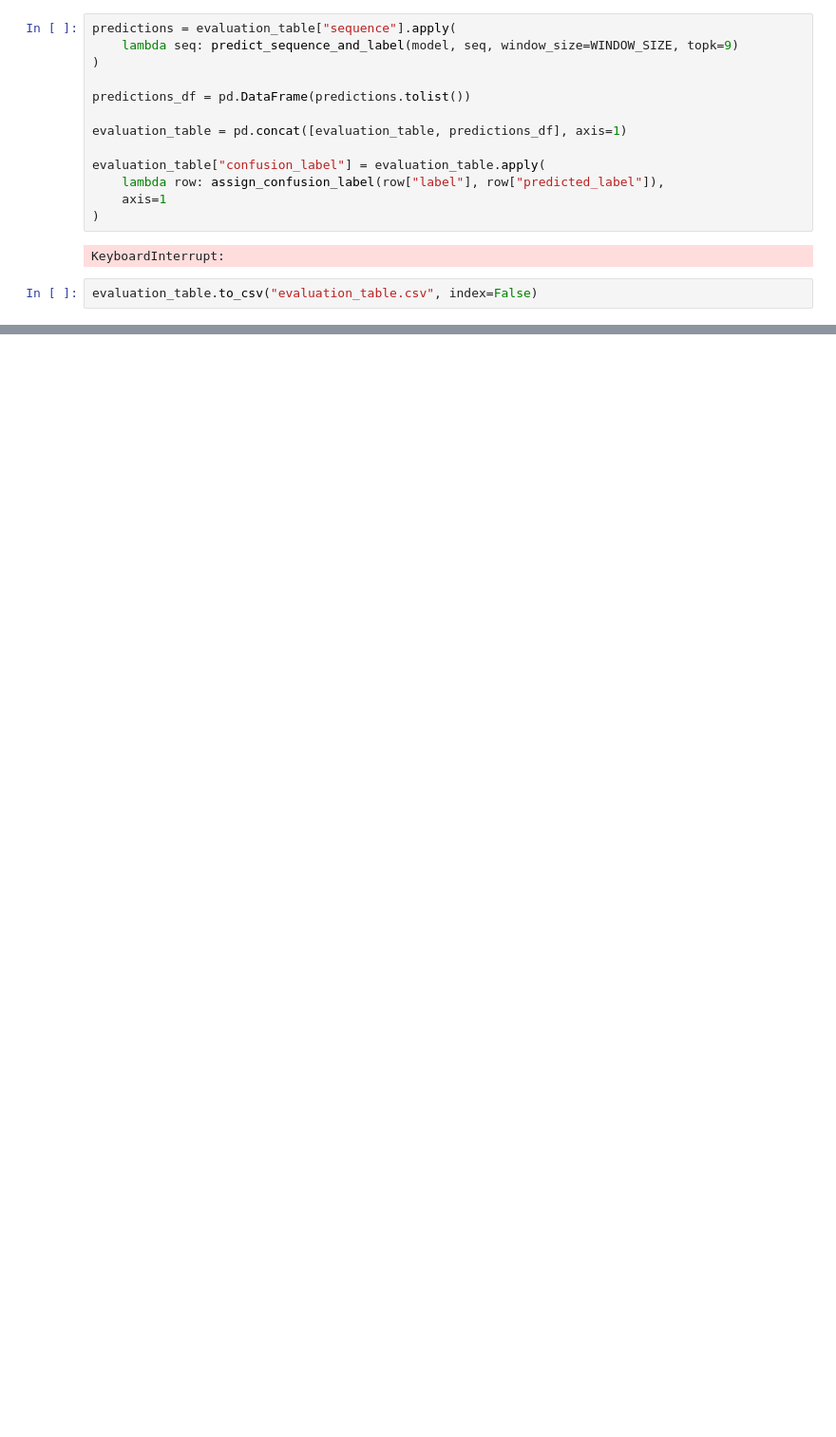
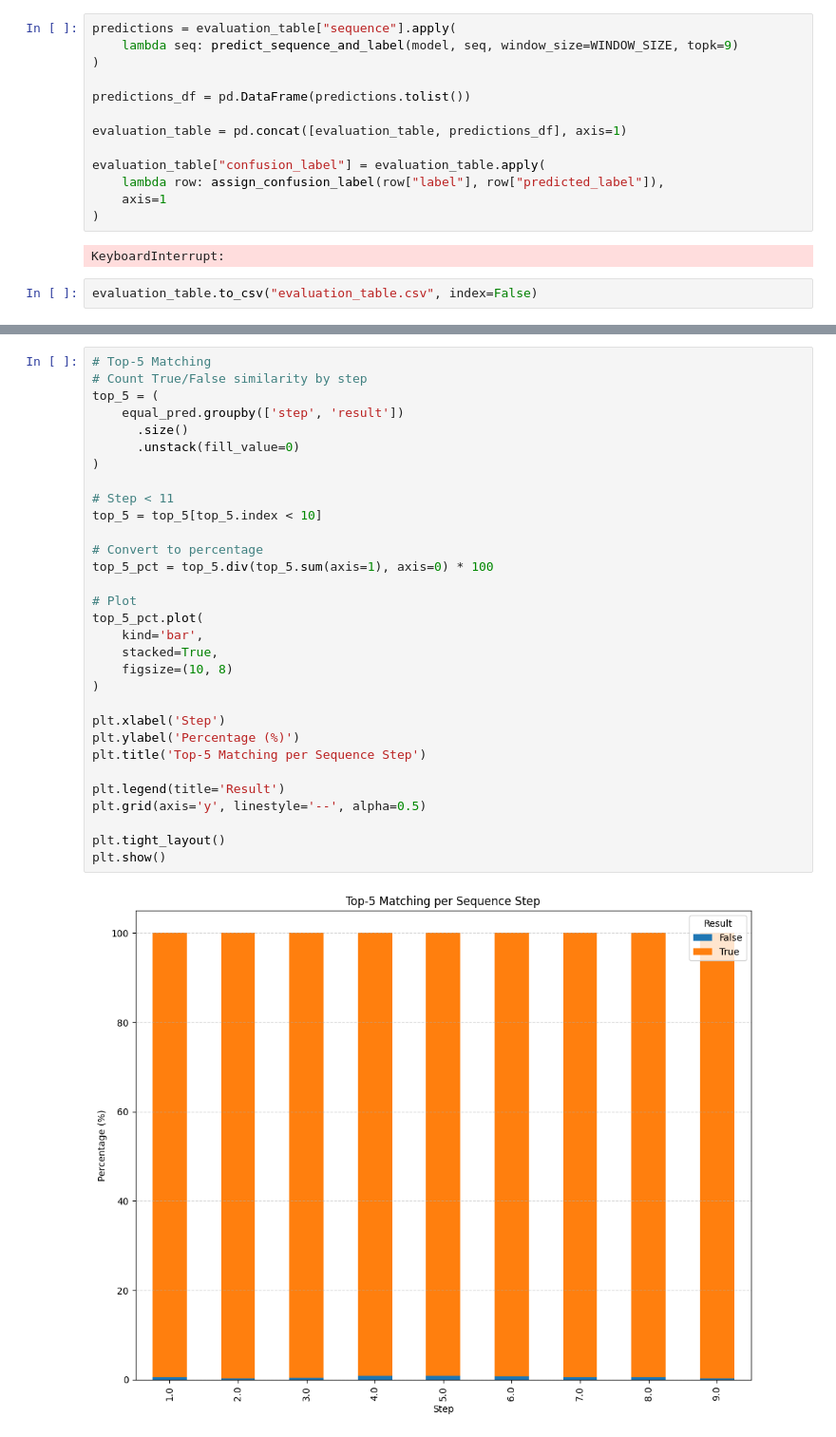
Before and after one commit to miqbal-id27/controlroom-xai-alarm-support-transformer, a Jupyter notebook: notebooks/00_exploration.ipynb, the cells around one changed output, grey strips where cells are left out. Shown at 95% size. Cells and saved outputs as stored; diff of their text form; blank space fills up the shorter version.

```diff
--- a/notebooks/00_exploration.ipynb
+++ b/notebooks/00_exploration.ipynb
@@ -1312,0 +7690,33 @@ evaluation_table.to_csv("evaluation_table.csv", index=False)
+# %%
+# Top-5 Matching
+# Count True/False similarity by step
+top_5 = (
+    equal_pred.groupby(['step', 'result'])
+      .size()
+      .unstack(fill_value=0)
+)
+
+# Step < 11
+top_5 = top_5[top_5.index < 10]
+
+# Convert to percentage
+top_5_pct = top_5.div(top_5.sum(axis=1), axis=0) * 100
+
+# Plot
+top_5_pct.plot(
+    kind='bar',
+    stacked=True,
+    figsize=(10, 8)
+)
+
+plt.xlabel('Step')
+plt.ylabel('Percentage (%)')
+plt.title('Top-5 Matching per Sequence Step')
+
+plt.legend(title='Result')
+plt.grid(axis='y', linestyle='--', alpha=0.5)
+
+plt.tight_layout()
+plt.show()
+# %% [output]
+[figure, added]
```
Also changed, not shown: parts of 421 cells of this notebook, 34 other files.
